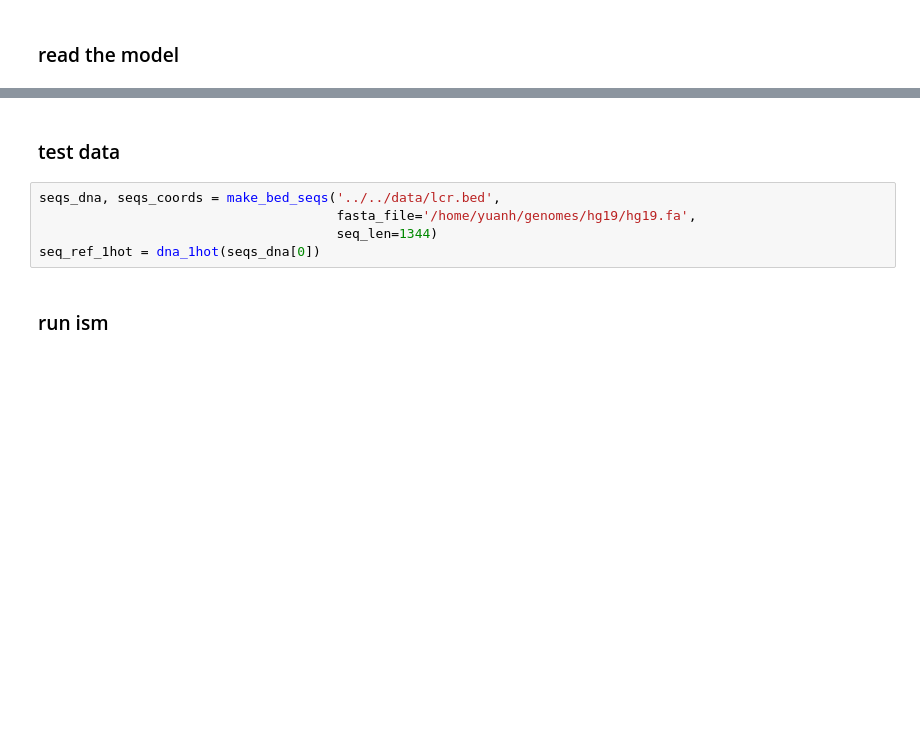
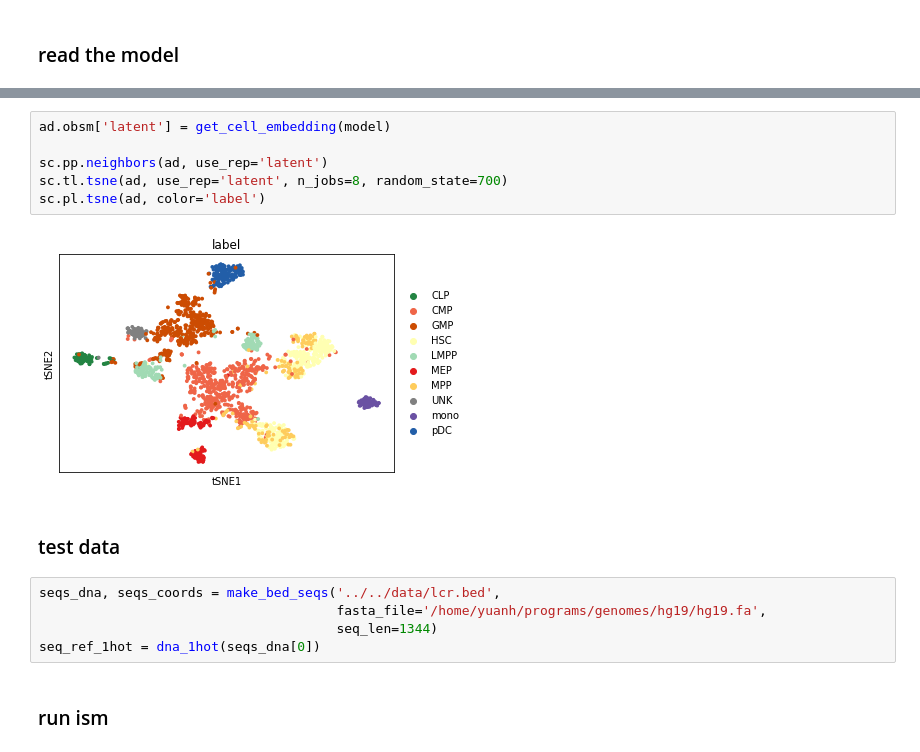
Before and after one commit to calico/scBasset, a Jupyter notebook: examples/ISM/ism.ipynb, the cells around one changed output, grey strips where cells are left out. Saved outputs shown, nothing was run; the diff lists cells and outputs as text; blank space fills up the shorter version.

```diff
--- a/examples/ISM/ism.ipynb
+++ b/examples/ISM/ism.ipynb
@@ -28,8 +27,16 @@ To enable them in other operations, rebuild TensorFlow with the appropriate comp
+# %%
+ad.obsm['latent'] = get_cell_embedding(model)
+
+sc.pp.neighbors(ad, use_rep='latent')
+sc.tl.tsne(ad, use_rep='latent', n_jobs=8, random_state=700)
+sc.pl.tsne(ad, color='label')
+# %% [output]
+[figure, added]
 # %% [markdown]
 ### test data
 # %%
 seqs_dna, seqs_coords = make_bed_seqs('../../data/lcr.bed',
-                                      fasta_file='/home/yuanh/genomes/hg19/hg19.fa',
+                                      fasta_file='/home/yuanh/programs/genomes/hg19/hg19.fa',
                                       seq_len=1344)
 seq_ref_1hot = dna_1hot(seqs_dna[0])
 # %% [markdown]
```
Also changed, not shown: parts of 5 cells of this notebook, 4 other files.
